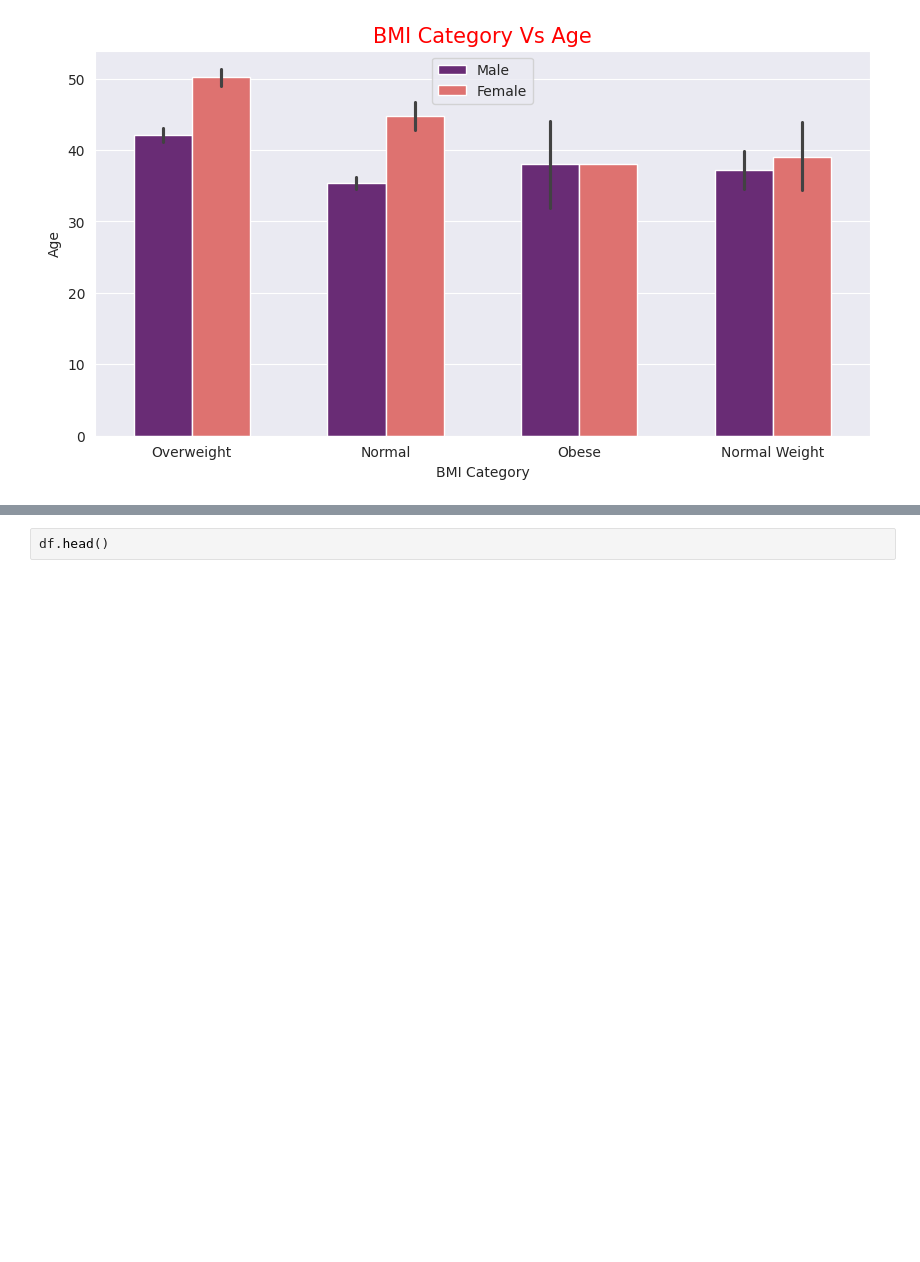
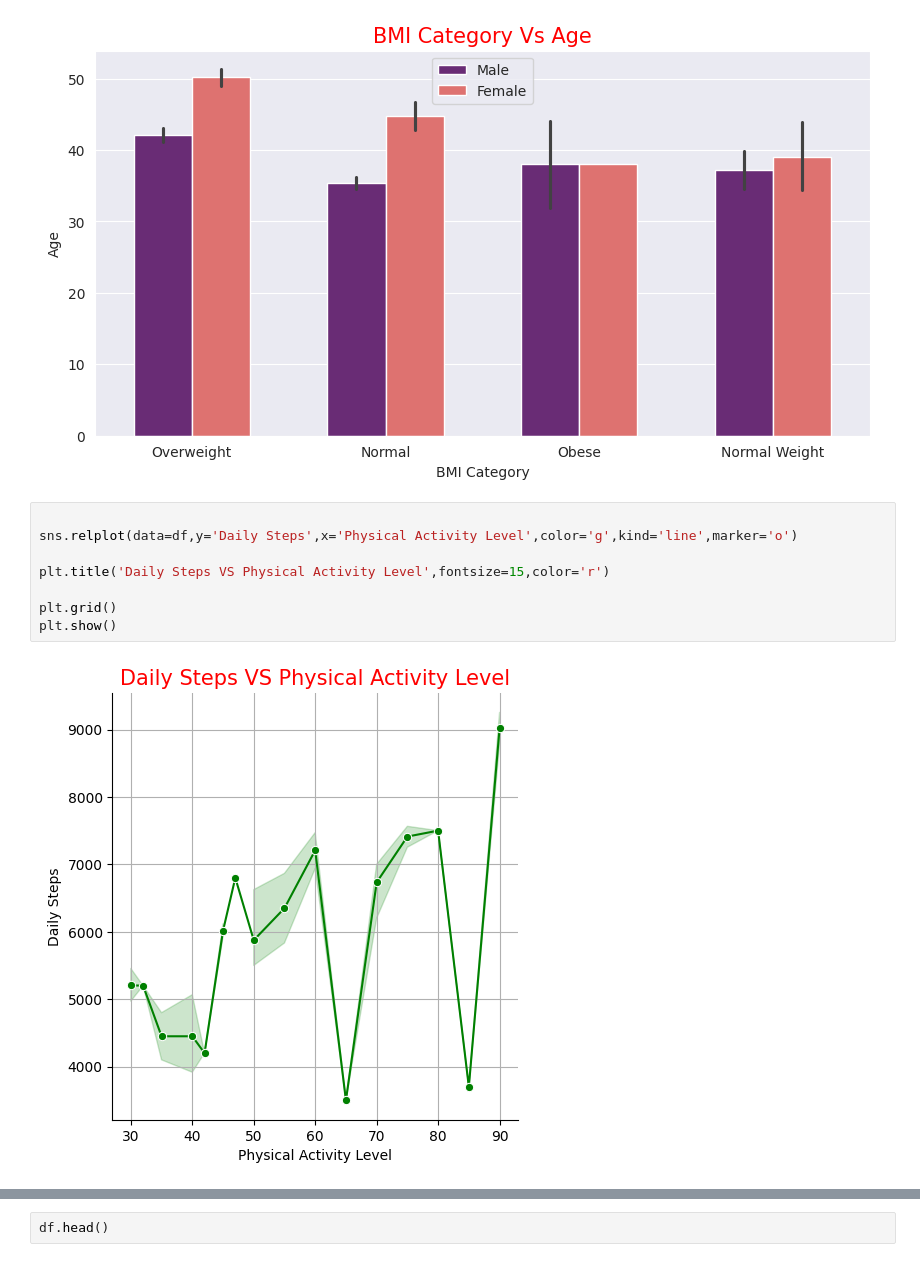
Before and after one commit to Muhammad-Musharraf/Data-Analysis-Project-Using-Python, a Jupyter notebook: Project_of_Sleep_health_and_lifestyle.ipynb, the cells around one changed output, grey strips where cells are left out. Saved outputs shown, nothing was run; the diff lists cells and outputs as text; blank space fills up the shorter version.

```diff
--- a/Project_of_Sleep_health_and_lifestyle.ipynb
+++ b/Project_of_Sleep_health_and_lifestyle.ipynb
@@ -442,3 +456,13 @@ with sns.axes_style('darkgrid'):
   plt.show()
 # %% [output]
 [figure]
+# %%
+
+sns.relplot(data=df,y='Daily Steps',x='Physical Activity Level',color='g',kind='line',marker='o')
+
+plt.title('Daily Steps VS Physical Activity Level',fontsize=15,color='r')
+
+plt.grid()
+plt.show()
+# %% [output]
+[figure, added]
```
Also changed, not shown: parts of 6 cells of this notebook.
